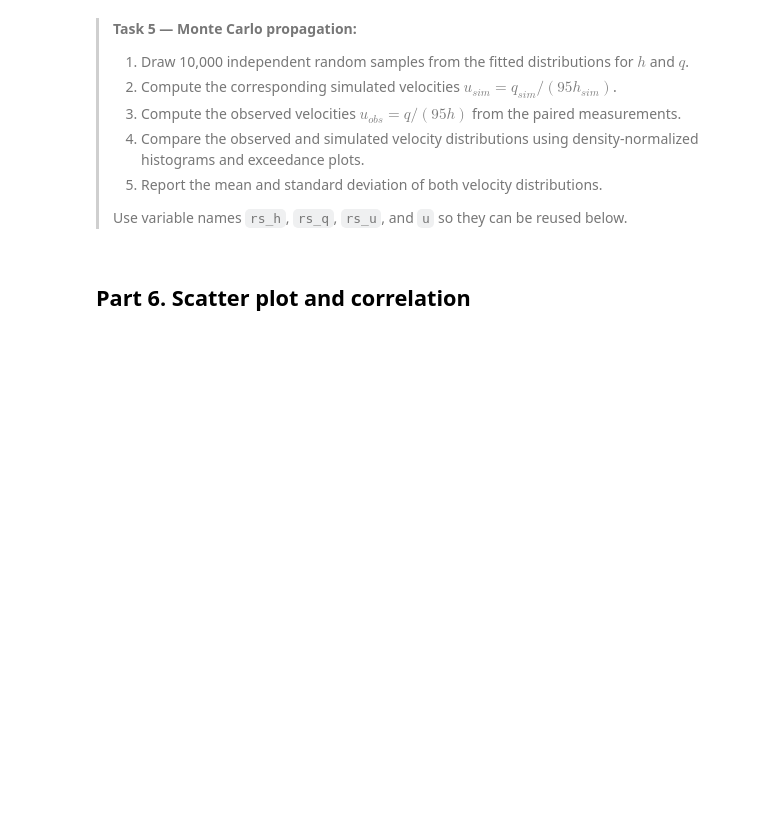
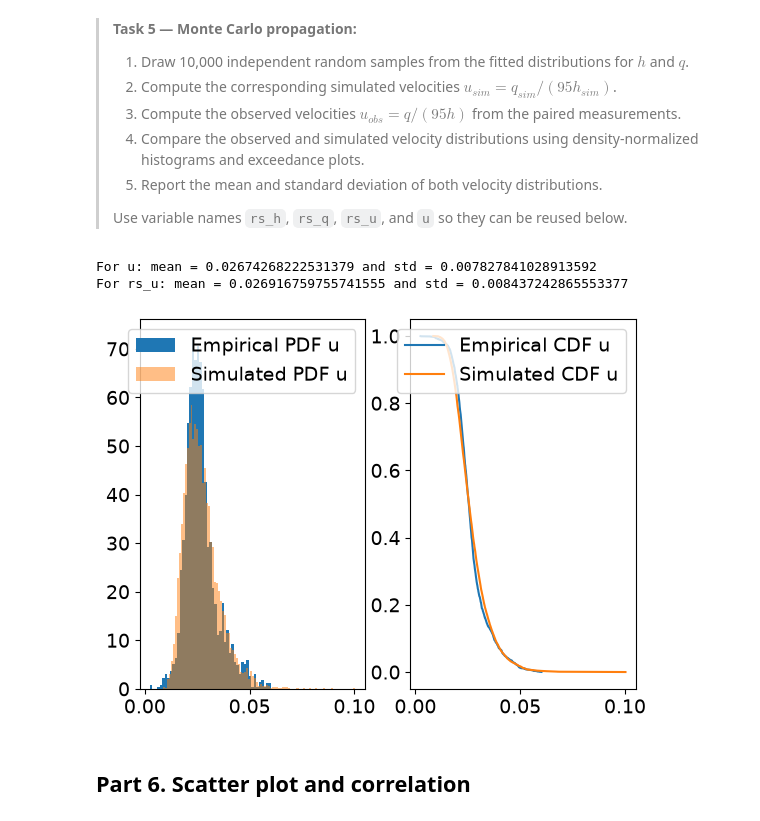
Before and after one commit to vy4syv4s/GA1.4-Galena6, a Jupyter notebook: GA_1.4.ipynb, the cells around one changed output. Drawn from its saved outputs; the diff is of its cells as text; code cells hidden in the pictures; blank space fills up the shorter version.

```diff
--- a/GA_1.4.ipynb
+++ b/GA_1.4.ipynb
@@ -245,7 +245,34 @@ $$u=\frac{q}{95h}.$$
 >Use variable names `rs_h`, `rs_q`, `rs_u`, and `u` so they can be reused below.
 >
 # %%
-### YOUR CODE HERE
+rs_h = stats.lognorm.rvs(*params_h_scipy, size=10000)
+rs_q = stats.gumbel_r.rvs(*params_q_scipy, size=10000)
+
+rs_u = rs_q / (95 * rs_h)
+
+u = q / (95 * h)
+
+ecdf_u, x_u = ecdf(u)
+
+ecdf_rs_u, x_rs_u = ecdf(rs_u)
+
+fig, (ax1, ax2) = plt.subplots(1, 2)
+ax1.hist(u, density=True, bins='auto', label='Empirical PDF u')
+ax1.hist(rs_u,density=True, bins='auto', alpha=0.5, label='Simulated PDF u')
+ax2.plot(x_u, 1 - ecdf_u, label='Empirical CDF u')
+ax2.plot(x_rs_u, 1 - ecdf_rs_u, label='Simulated CDF u')
+ax1.legend(); ax2.legend()
+
+mean_u, std_u = np.mean(u), np.std(u)
+
+mean_rs_u, std_rs_u = np.mean(rs_u), np.std(rs_u)
+
+print(f'For u: mean = {mean_u} and std = {std_u}')
+print(f'For rs_u: mean = {mean_rs_u} and std = {std_rs_u}')
+# %% [output]
+For u: mean = 0.02674268222531379 and std = 0.007827841028913592
+For rs_u: mean = 0.026916759755741555 and std = 0.008437242865553377
+[figure, added]
 # %% [markdown]
 ## Part 6. Scatter plot and correlation
 # %% [markdown]
```
